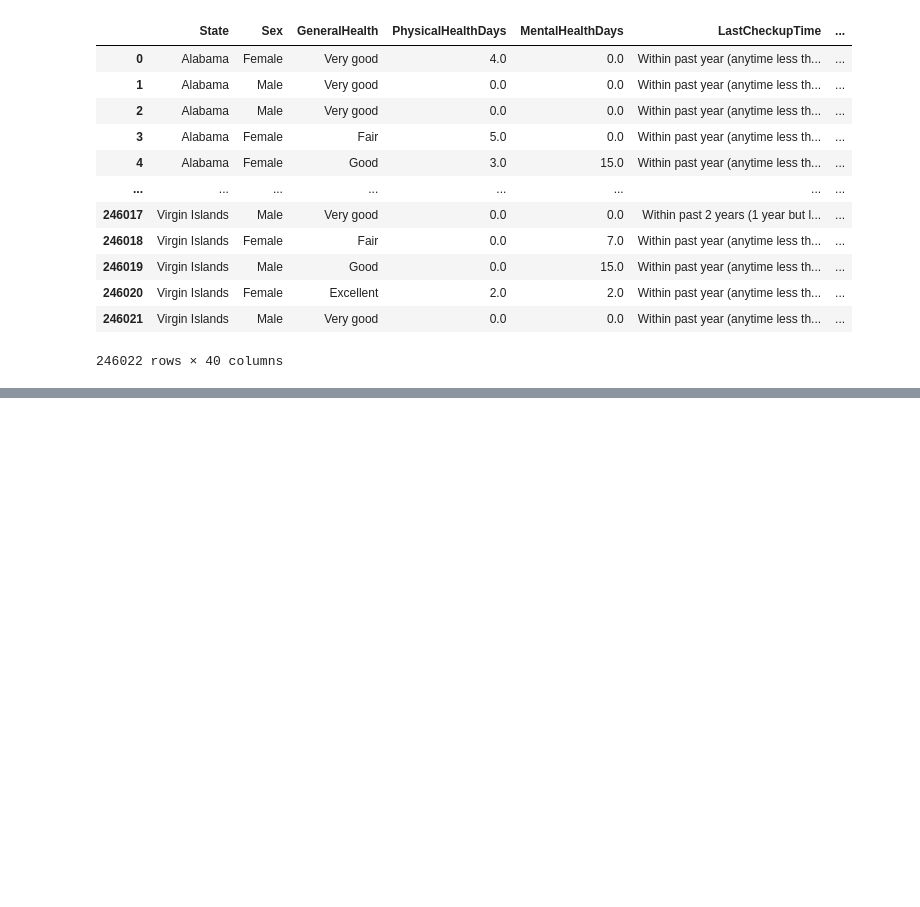
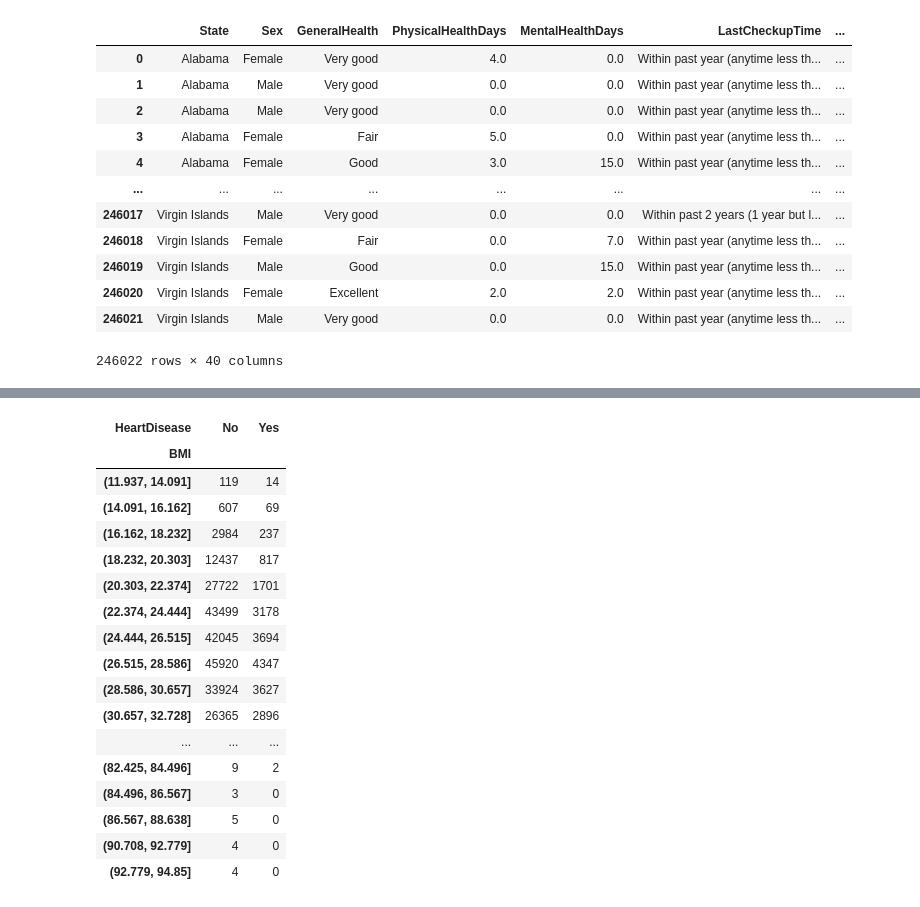
Before and after one commit to lokashrinav/320HeartDisease, a Jupyter notebook: Analysis.ipynb, the cells around one changed output, grey strips where cells are left out. Cells and saved outputs as stored; diff of their text form; code cells hidden in the pictures; blank space fills up the shorter version.

```diff
--- a/Analysis.ipynb
+++ b/Analysis.ipynb
@@ -37,0 +108,22 @@ df2022
+# %%
+data_crosstab = pd.crosstab(pd.cut(df2020["BMI"], 40), df2020["HeartDisease"])
+data_crosstab
+# %% [output]
+| HeartDisease | No | Yes |
+| BMI |  |  |
+| (11.937, 14.091] | 119 | 14 |
+| (14.091, 16.162] | 607 | 69 |
+| (16.162, 18.232] | 2984 | 237 |
+| (18.232, 20.303] | 12437 | 817 |
+| (20.303, 22.374] | 27722 | 1701 |
+| (22.374, 24.444] | 43499 | 3178 |
+| (24.444, 26.515] | 42045 | 3694 |
+| (26.515, 28.586] | 45920 | 4347 |
+| (28.586, 30.657] | 33924 | 3627 |
+| (30.657, 32.728] | 26365 | 2896 |
+| ... | ... | ... |
+| (82.425, 84.496] | 9 | 2 |
+| (84.496, 86.567] | 3 | 0 |
+| (86.567, 88.638] | 5 | 0 |
+| (90.708, 92.779] | 4 | 0 |
+| (92.779, 94.85] | 4 | 0 |
```
Also changed, not shown: parts of 8 cells of this notebook.
